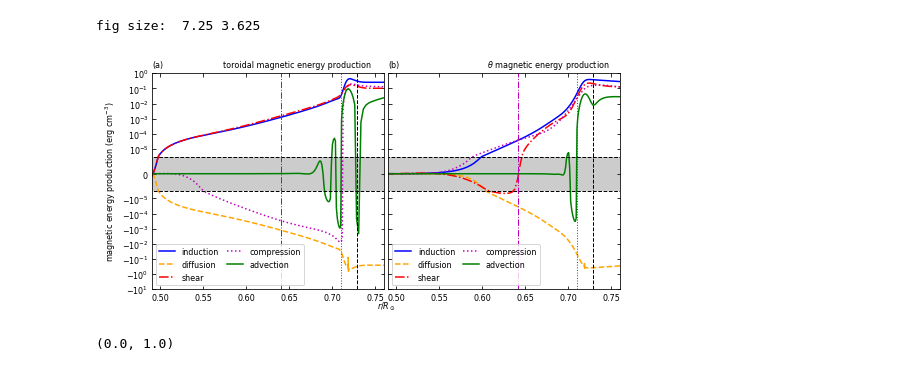
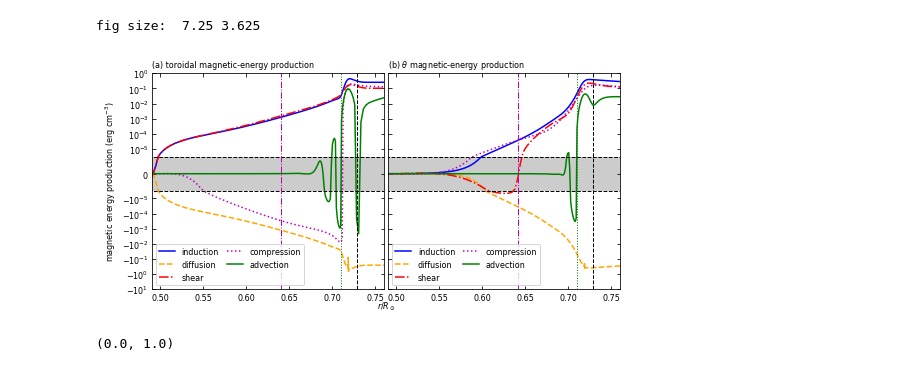
Before and after one commit to illorenzo7/Tacho_Letter_Plots_Part2, a Jupyter notebook: 00_meprod.ipynb, the cells around one changed output. Cells and saved outputs as stored; diff of their text form; code cells hidden in the pictures.

```diff
--- a/00_meprod.ipynb
+++ b/00_meprod.ipynb
@@ -308,42 +308,42 @@ plt.setp(ax2.get_yticklabels(), visible=False)
 
 
 # make labels
-ax1.set_title('(a)', loc='left', fontsize=fontsize)
-ax2.set_title('(b)', loc='left', fontsize=fontsize)
+ax1.set_title('(a) toroidal magnetic-energy production', loc='left', fontsize=fontsize)
+ax2.set_title('(b) ' + r'$\theta$' + ' magnetic-energy production', loc='left', fontsize=fontsize)
 
 # put what we're plotting there too
 buffspace = ' '*5
-ax1.set_title('toroidal magnetic energy production' + buffspace, loc='right', fontsize=fontsize)
-ax2.set_title(r'$\theta$' + ' magnetic energy production' + buffspace, loc='right', fontsize=fontsize)
+#ax1.set_title('toroidal magnetic-energy production' + buffspace, loc='right', fontsize=fontsize)
+#ax2.set_title(r'$\theta$' + ' magnetic energy production' + buffspace, loc='right', fontsize=fontsize)
 
 
 
 # remove the annoying 10^-7 ticks (have no idea how I did this or why it makes sense)
 yticks = ax1.get_yticks().tolist()
 yticks.pop(6+int(np.log10(np.abs(ymin))))
 yticks.pop(7+int(np.log10(np.abs(ymin))))
 ax1.set_yticks(yticks)
 #ax2.set_yticks(yticks)
 ax1.set_ylim(ymin, ymax)
 
 # add shade in 'linear region'
 xvals = np.linspace(np.min(rr), rcut, 100)
 for ax in ax1, ax2:
     ax.fill_between(xvals, xvals*0 - linthresh, xvals*0 + linthresh, fc="k", alpha=0.2)
 
     # point ticks inward and get them on all sides
     plt.sca(ax)
     plt.tick_params(top=True, right=True, direction='in', which='both', labelsize=fontsize)
 plt.sca(ax1)
 plt.minorticks_off()
 
 # label both x axes
 fig.text(margin_left + subplot_width + 0.5*margin_x, margin_y,\
          r'$r/R_\odot$', fontsize=fontsize, ha='center', va='bottom')
 
 plt.savefig('images/meprod.png', dpi=300)
 # %% [output]
-[figure, old version]
+[figure, new version]
 # %%
 # now quantify how much shear is mean shear below overshoot layer
 
```
Also changed, not shown: 7 other files.
